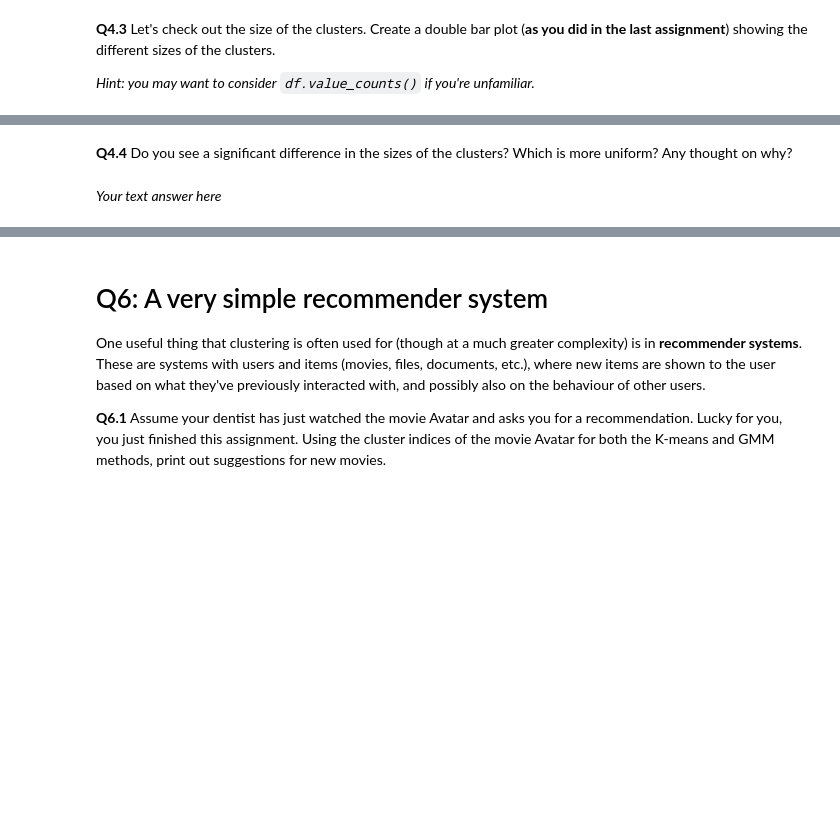
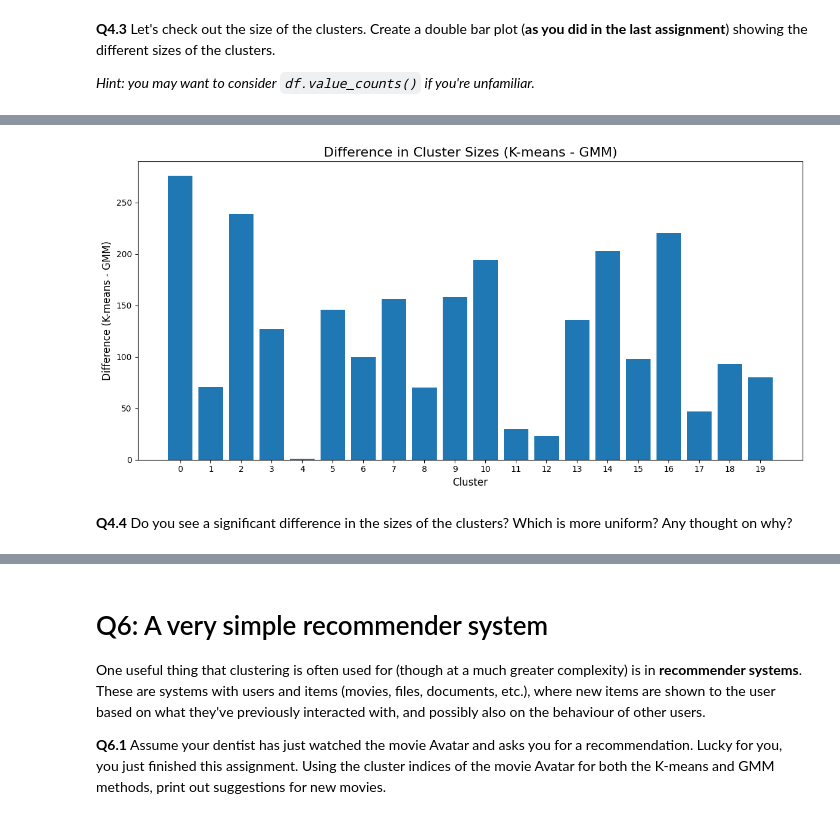
Before and after one commit to sergeGITH/TS, a Jupyter notebook: TMDL_2024_25_Assignment_3,_Qs_only.ipynb, the cells around one changed output, grey strips where cells are left out. Cells and saved outputs as stored; diff of their text form; code cells hidden in the pictures; blank space fills up the shorter version.

```diff
--- a/TMDL_2024_25_Assignment_3,_Qs_only.ipynb
+++ b/TMDL_2024_25_Assignment_3,_Qs_only.ipynb
@@ -467,4 +539,25 @@ Name: count, Length: 173, dtype: int64
+# %%
+# Align the cluster counts to have the same indices
+# This is crucial for subtraction, as Pandas aligns by index
+all_clusters = sorted(set(cluster_counts_km.index) | set(cluster_counts_gmm.index))
+cluster_counts_km = cluster_counts_km.reindex(all_clusters, fill_value=0)
+cluster_counts_gmm = cluster_counts_gmm.reindex(all_clusters, fill_value=0)
+
+# Calculate the difference
+cluster_size_difference = abs(cluster_counts_km - cluster_counts_gmm)
+
+# Plotting the difference
+plt.figure(figsize=(12, 6))
+plt.bar(cluster_size_difference.index, cluster_size_difference.values)
+
+# Add labels, title, and horizontal line at zero
+plt.title('Difference in Cluster Sizes (K-means - GMM)', fontsize=16)
+plt.xlabel('Cluster', fontsize=12)
+plt.ylabel('Difference (K-means - GMM)', fontsize=12)
+plt.xticks(cluster_size_difference.index)
+plt.tight_layout()
+plt.show()
+# %% [output]
+[figure, added]
 # %% [markdown]
 **Q4.4** Do you see a significant difference in the sizes of the clusters? Which is more uniform? Any thought on why?
-# %% [markdown]
-*Your text answer here*
```
Also changed, not shown: parts of 27 cells of this notebook.
